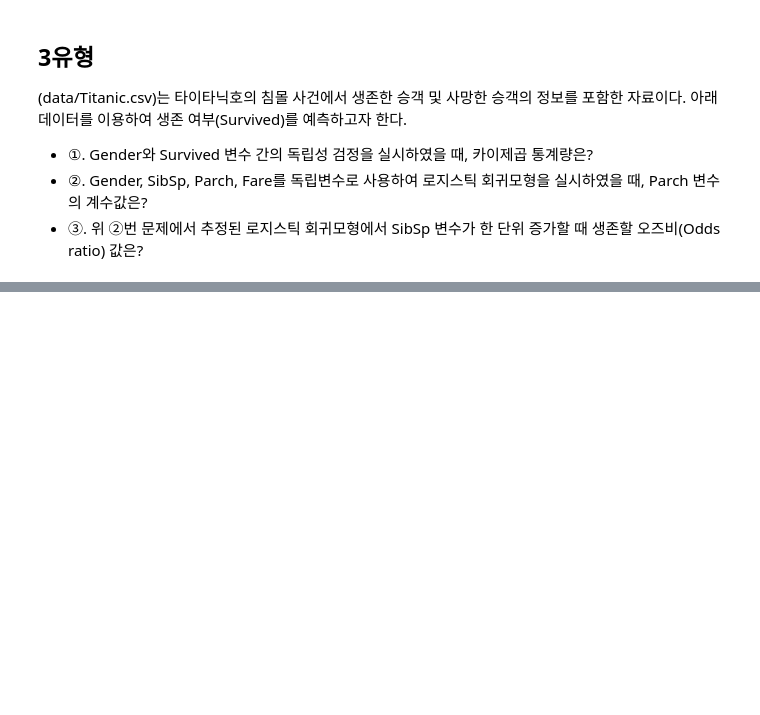
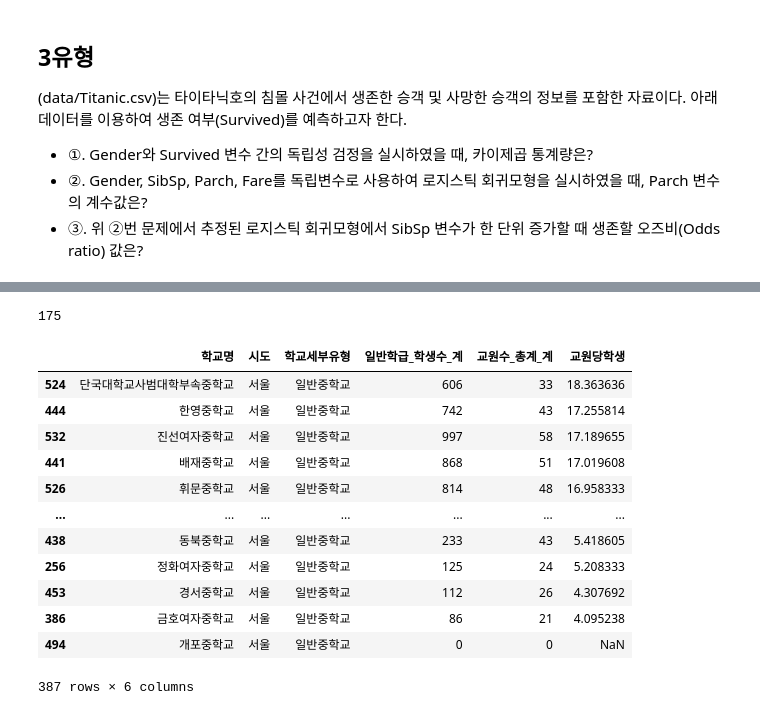
Before and after one commit to pgs2285/BigData_Analysis_License, a Jupyter notebook: 빅데이터_분석기사_시험준비_모의고사.ipynb, the cells around one changed output, grey strips where cells are left out. Cells and saved outputs as stored; diff of their text form; code cells hidden in the pictures; blank space fills up the shorter version.

```diff
--- a/빅데이터_분석기사_시험준비_모의고사.ipynb
+++ b/빅데이터_분석기사_시험준비_모의고사.ipynb
@@ -291,0 +305,71 @@ Logit Regression Results
+# %%
+# 1번문제
+import pandas as pd
+df = pd.read_csv('https://raw.githubusercontent.com/Datamanim/datarepo/main/krdatacertificate/e6_p1_1.csv')
+# print(df.head())
+
+'''
+    구급보고서번호   소방서명     환자증상구분명1      신고일자    신고시각      출동일자    출동시각  \
+0  20211122103M01526  중랑소방서     심계항진         20210330    104800        20210330    105042
+1  20211111105M00771  노원소방서       복통           20210412    225600        20210412    225827
+2  20211115104M00864  서초소방서     심계항진         20210303    194100        20210303    194500
+3  20211113107M01869  마포소방서       고열           20211225    235400        20211226      331
+4  20211118102M05820  강동소방서       고열           20211019    12100         20211019    12322
+
+  환자직업명 사고발생장소
+0    무직      집
+1    기타      집
+2   직장인   상업시설
+3    유아      집
+4    무직      집
+
+'''
+df["신고일자"] = df["신고일자"].astype('str').str.zfill(6)
+df["신고시각"] = df["신고시각"].astype('str').str.zfill(6)
+df["출동일자"] = df["출동일자"].astype('str').str.zfill(6)
+df["출동시각"] = df["출동시각"].astype('str').str.zfill(6)
+df["신고"] = df["신고일자"] + df["신고시각"]
+df["출동"] = df["출동일자"] + df["출동시각"]
+df["소요시간"] = pd.to_datetime(df["출동"]) - pd.to_datetime(df["신고"])
+df_result = df.groupby("소방서명").mean().sort_values("소요시간")
+df_result["소요시간"][2].seconds
+# %% [output]
+175
+# %%
+# 2번문제
+'''
+학교 세부유형이 일반중학교인 학교들 중 일반중학교 숫자가 2번째로 많은 시도의 일반중학교 데이터만 필터하여 해당 시도의 교원 한명 당 맡은 학생수가 가장 많은 학교를 찾아서 해당 학교의 교원수를 출력하라
+'''
+import pandas as pd
+df = pd.read_csv('https://raw.githubusercontent.com/Datamanim/datarepo/main/krdatacertificate/e6_p1_2.csv')
+
+for i in range(len(df)):
+  if df["학교세부유형"][i] != "일반중학교" or df["시도"][i] != "서울":
+    df.drop(i,axis=0, inplace=True)
+df["교원당학생"] = df["일반학급_학생수_계"] / df["교원수_총계_계"]
+df.sort_values("교원당학생",ascending=False)
+#ans =33
+
+'''
+풀이:
+city = df[df['학교세부유형'] =='일반중학교'].시도.value_counts().index[1]
+filter_df = df[(df['학교세부유형'] =='일반중학교') & (df['시도'] ==city)].reset_index(drop=True)
+filter_df.loc[:,'ratio'] = (filter_df['일반학급_학생수_계'] / filter_df['교원수_총계_계']).values
+filter_df = filter_df.sort_values('ratio').dropna()
+result= filter_df['교원수_총계_계'].values[-1]
+print(result)
+'''
+# %% [output]
+|  | 학교명 | 시도 | 학교세부유형 | 일반학급_학생수_계 | 교원수_총계_계 | 교원당학생 |
+| 524 | 단국대학교사범대학부속중학교 | 서울 | 일반중학교 | 606 | 33 | 18.363636 |
+| 444 | 한영중학교 | 서울 | 일반중학교 | 742 | 43 | 17.255814 |
+| 532 | 진선여자중학교 | 서울 | 일반중학교 | 997 | 58 | 17.189655 |
+| 441 | 배재중학교 | 서울 | 일반중학교 | 868 | 51 | 17.019608 |
+| 526 | 휘문중학교 | 서울 | 일반중학교 | 814 | 48 | 16.958333 |
+| ... | ... | ... | ... | ... | ... | ... |
+| 438 | 동북중학교 | 서울 | 일반중학교 | 233 | 43 | 5.418605 |
+| 256 | 정화여자중학교 | 서울 | 일반중학교 | 125 | 24 | 5.208333 |
+| 453 | 경서중학교 | 서울 | 일반중학교 | 112 | 26 | 4.307692 |
+| 386 | 금호여자중학교 | 서울 | 일반중학교 | 86 | 21 | 4.095238 |
+| 494 | 개포중학교 | 서울 | 일반중학교 | 0 | 0 | NaN |
+387 rows × 6 columns
```
Also changed, not shown: parts of 9 cells of this notebook.
